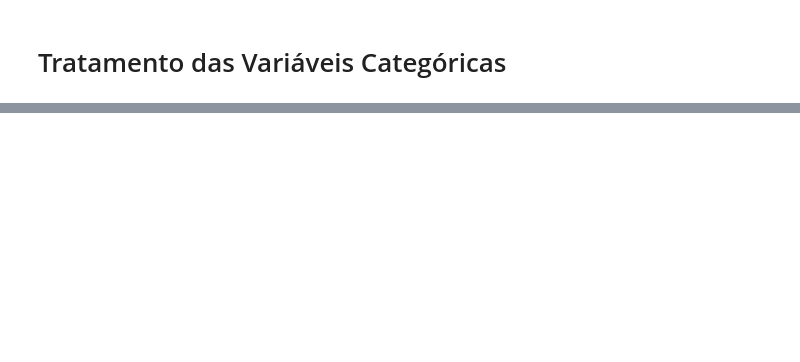
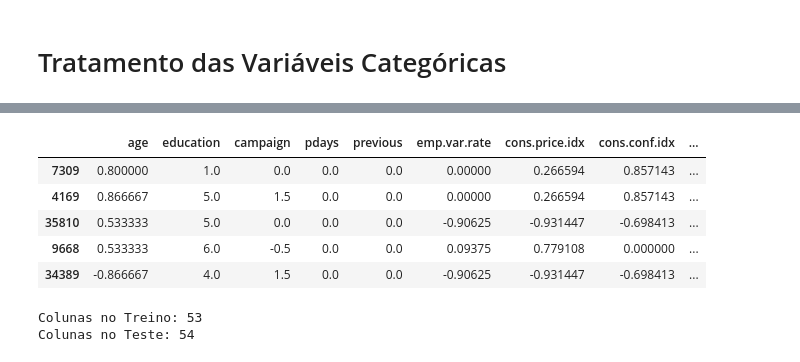
Before and after one commit to Felipeglnd/bank-marketing, a Jupyter notebook: notebooks/03_data_prep.ipynb, the cells around one changed output, grey strips where cells are left out. Saved outputs shown, nothing was run; the diff lists cells and outputs as text; code cells hidden in the pictures; blank space fills up the shorter version.

Commit message:
Data Prep Finalizado

```diff
--- a/notebooks/03_data_prep.ipynb
+++ b/notebooks/03_data_prep.ipynb
@@ -90,6 +93,8 @@ visualizar_metadados(abt_01)
 | 23 | economic_stress_index | float64 | 341 | 0 | 0.0 | False |
 | 24 | month_int | int64 | 10 | 0 | 0.0 | False |
 | 25 | months_since_campaign | int64 | 10 | 0 | 0.0 | False |
+# %%
+metadata_df = visualizar_metadados(abt_01)
 # %% [markdown]
 # Tratamento das Variáveis Numéricas
 # %%
@@ -133,0 +207,22 @@ abt_03.shape
+# %%
+# Definindo a hierarquia explícita da menor escolaridade para a maior.
+
+ordem_educacao = [
+    'illiterate',          # 0: Analfabeto
+    'basic.4y',            # 1: 4 anos de estudo
+    'basic.6y',            # 2: 6 anos de estudo
+    'basic.9y',            # 3: 9 anos de estudo
+    'high.school',         # 4: Ensino Médio
+    'professional.course', # 5: Curso Profissionalizante/Técnico
+    'university.degree',   # 6: Ensino Superior
+    'unknown'              # 7: Desconhecido (topo/fim para não misturar com o resto)
+]
+
+# Inicializando o OrdinalEncoder passando a lista de categorias dentro de outra lista
+encoder_ord = OrdinalEncoder(categories=[ordem_educacao], handle_unknown='use_encoded_value', unknown_value=-1)
+
+# [['education']] <- porque o scikit-learn espera um Dataframe 2D
+abt_01['education'] = encoder_ord.fit_transform(abt_01[['education']])
+
+print('Valores transformando em Hierarquia:')
+display(abt_01['education'].value_counts())
@@ -133,0 +241,34 @@ abt_03.shape
+# %%
+# Visualizando a tabela pós Data Prep
+abt_01.head()
+# %% [output]
+|  | age | education | campaign | pdays | previous | emp.var.rate | cons.price.idx | cons.conf.idx | ... |
+| 7309 | 0.800000 | 1.0 | 0.0 | 0.0 | 0.0 | 0.00000 | 0.266594 | 0.857143 | ... |
+| 4169 | 0.866667 | 5.0 | 1.5 | 0.0 | 0.0 | 0.00000 | 0.266594 | 0.857143 | ... |
+| 35810 | 0.533333 | 5.0 | 0.0 | 0.0 | 0.0 | -0.90625 | -0.931447 | -0.698413 | ... |
+| 9668 | 0.533333 | 6.0 | -0.5 | 0.0 | 0.0 | 0.09375 | 0.779108 | 0.000000 | ... |
+| 34389 | -0.866667 | 4.0 | 1.5 | 0.0 | 0.0 | -0.90625 | -0.931447 | -0.698413 | ... |
+# %%
+# Aplicando todas as transformações na base de Test.
+
+# 1. Aplicando RobustScaler no Teste
+abt_01_test[cols_numericas] = scaler_robust.transform(abt_01_test[cols_numericas])
+
+# 2. Aplicando OneHotEncoding no Teste
+encoded_data_test = encoder.transform(abt_01_test[lista_onehot])
+
+# Recriando o DataFrame com as colunas codificadas
+df_test_one = pd.DataFrame(encoded_data_test, columns=encoded_cols, index=abt_01_test.index)
+
+# Concatenando e dropando as originais
+abt_01_test = pd.concat([abt_01_test.drop(lista_onehot, axis=1), df_test_one], axis=1)
+
+# 3. Aplicando o OrdinalEncoding na variável Education
+abt_01_test['education'] = encoder_ord.transform(abt_01_test[['education']])
+
+# Validação Final
+print(f'Colunas no Treino: {abt_01.shape[1]}')
+print(f'Colunas no Teste: {abt_01_test.shape[1]}')
+# %% [output]
+Colunas no Treino: 53
+Colunas no Teste: 54
```
Also changed, not shown: parts of 9 cells of this notebook.
